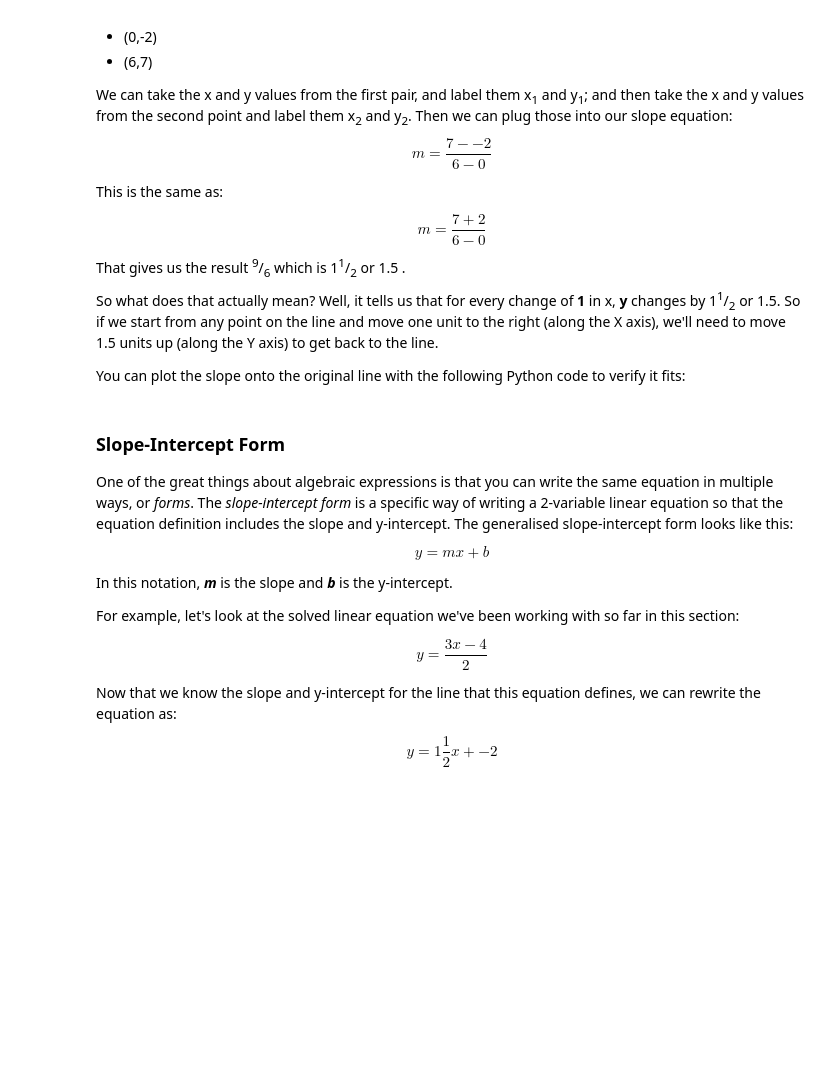
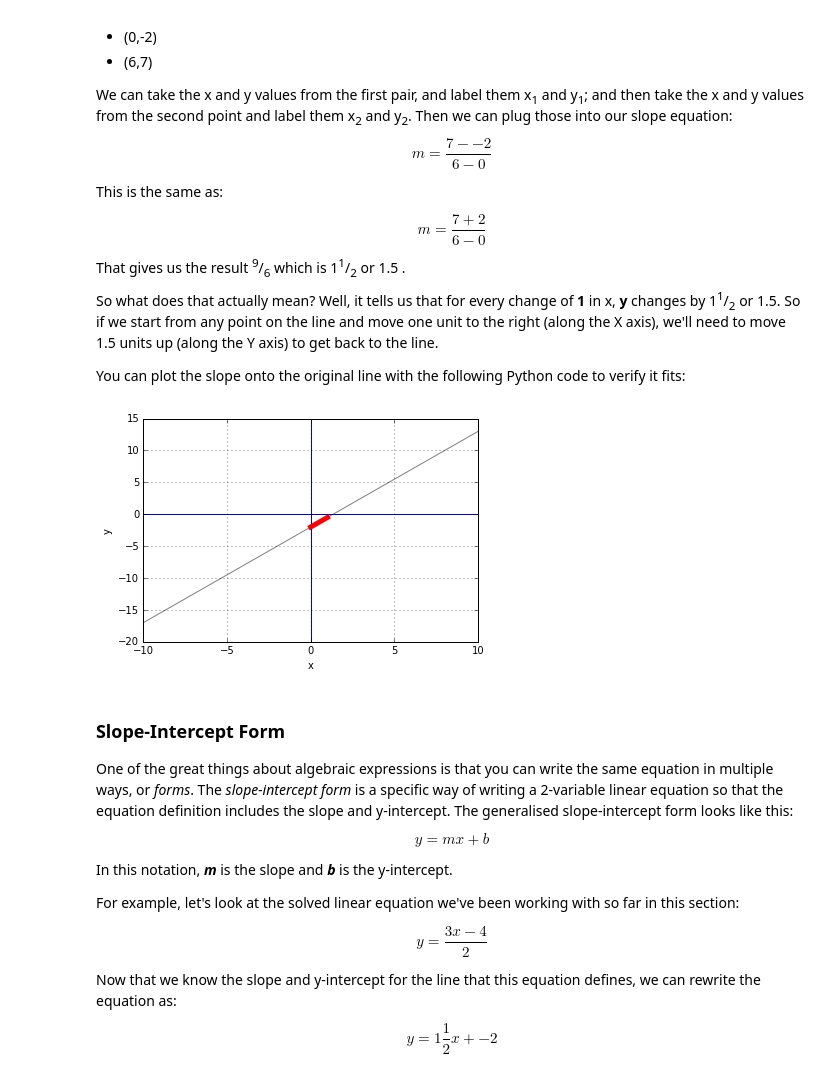
Before and after one commit to TakaiKinoko/Python_Notebook, a Jupyter notebook: MathForML_Python_Microsoft/Module01/1_linear_equations_Pandas&Matplot.ipynb, the cells around one changed output. Cells and saved outputs as stored; diff of their text form; code cells hidden in the pictures; blank space fills up the shorter version.

```diff
--- a/MathForML_Python_Microsoft/Module01/1_linear_equations_Pandas&Matplot.ipynb
+++ b/MathForML_Python_Microsoft/Module01/1_linear_equations_Pandas&Matplot.ipynb
@@ -151,23 +113,25 @@ You can plot the slope onto the original line with the following Python code to
 # %%
 plt.plot(df.x, df.y, color="grey")
 plt.xlabel('x')
 plt.ylabel('y')
 plt.grid()
 plt.axhline()
 plt.axvline()
 
 # set the slope
 m = 1.5
 
 # get the y-intercept
 yInt = -2
 
 # plot the slope from the y-intercept for 1x
 mx = [0, 1]
-my = [yInt, yInt + m]
+my = [yInt + m*0, yInt + m*1]    # equivalent of applying the linear function to the list mx
 plt.plot(mx,my, color='red', lw=5)
 
 plt.show()
+# %% [output]
+[figure, added]
 # %% [markdown]
 ### Slope-Intercept Form
 One of the great things about algebraic expressions is that you can write the same equation in multiple ways, or *forms*. The *slope-intercept form* is a specific way of writing a 2-variable linear equation so that the equation definition includes the slope and y-intercept. The generalised slope-intercept form looks like this:
```
Also changed, not shown: parts of 6 cells of this notebook, 3 other files.
